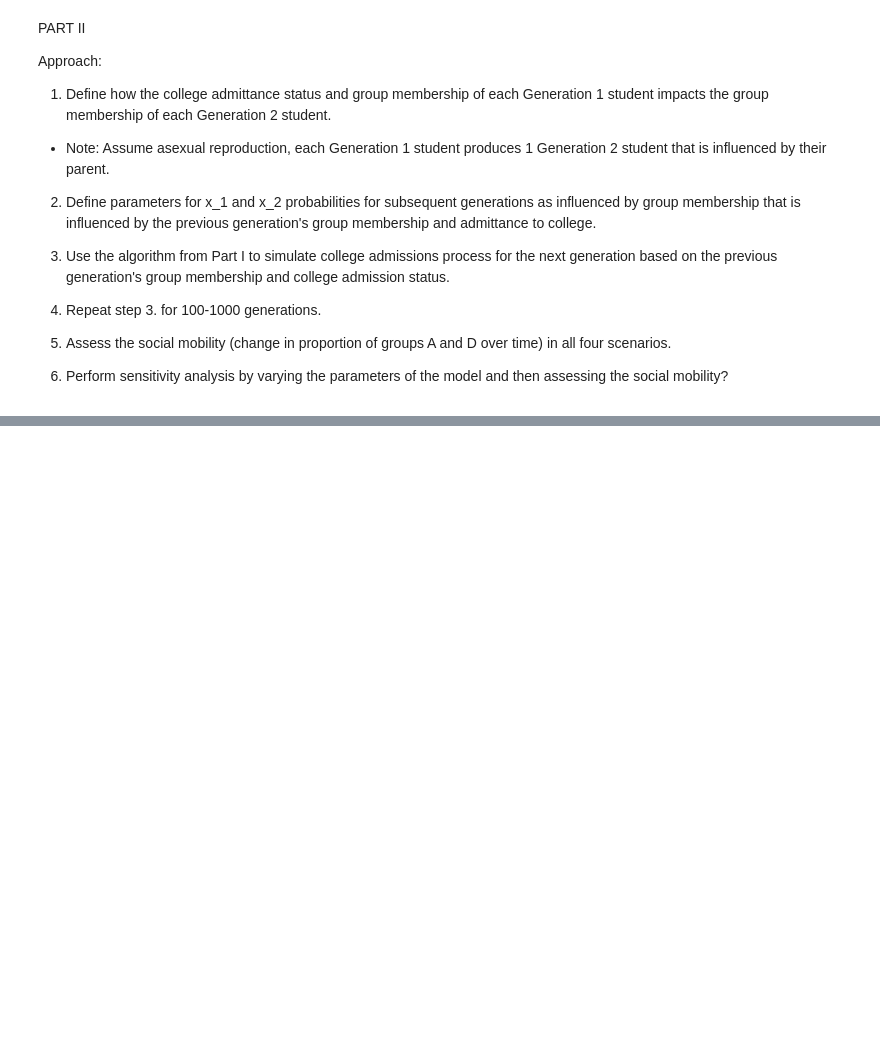
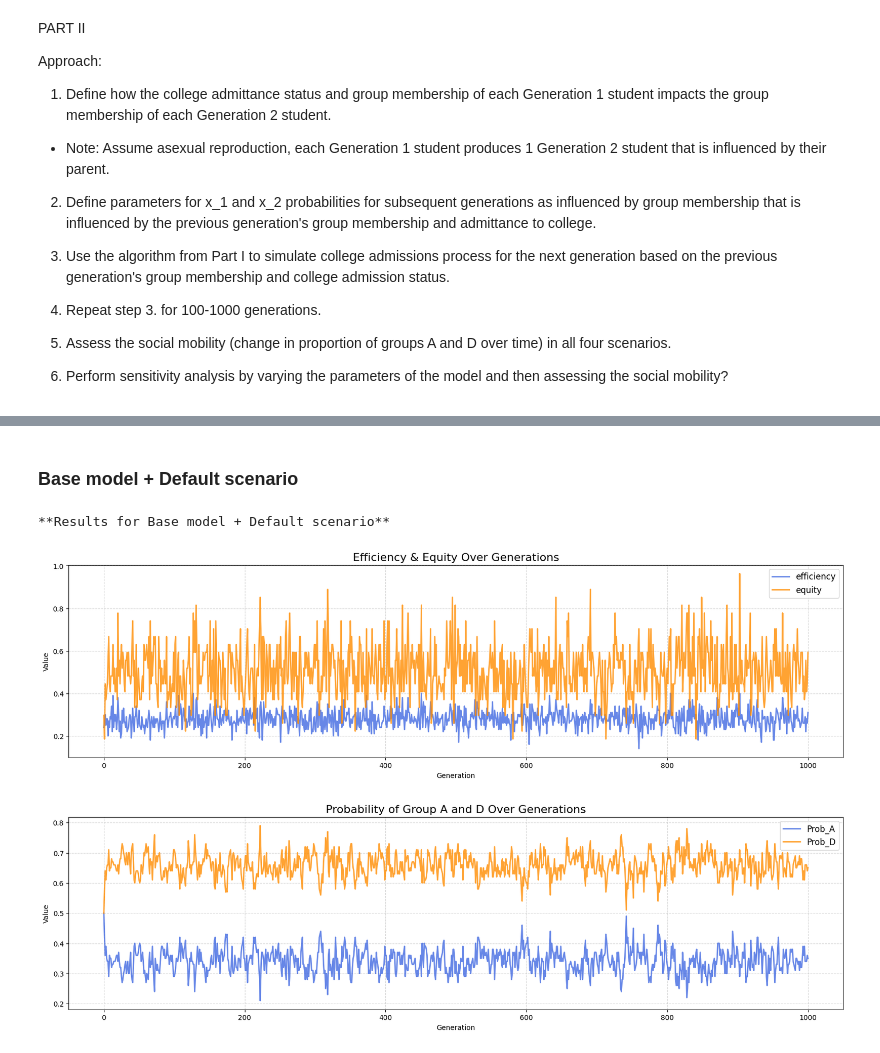
Before and after one commit to xav1002/DCDS_500_Project_1_LM_YX_VX, a Jupyter notebook: main.ipynb, the cells around one changed output, grey strips where cells are left out. Saved outputs shown, nothing was run; the diff lists cells and outputs as text; code cells hidden in the pictures; blank space fills up the shorter version.

```diff
--- a/main.ipynb
+++ b/main.ipynb
@@ -304,0 +512,33 @@ Approach:
+# %%
+# Initial the 1st generation
+df_0 = run_admission_iter(seed=7)
+df_0 = df_0.copy()
+# %% [markdown]
+### Base model + Default scenario
+# %%
+# Base model + Default scenario
+df_1 = df_0.copy()
+# Initial evaluation metrics for each generation
+efficiency = [df_0["f"].mean()] # mean f
+equity = [df_0.loc[(df_0["admit"]==1) & (df_0["g"]=="D"),"g"].shape[0]/df_0.loc[df_0["admit"]==1,"g"].shape[0]] # fraction of admitted students from group D
+prob_A = [df_0.loc[df_0["g"]=="A"].shape[0]/df_0.shape[0]] # fraction of students from group A
+prob_D = [df_0.loc[df_0["g"]=="D"].shape[0]/df_0.shape[0]] # fraction of students from group D
+
+for i in range(1000):
+    df_1 = run_admission_iter(students_df = df_1, seed=i+8)
+    #print(df_0.head())
+    efficiency.append(df_1["f"].mean())
+    equity.append(df_1.loc[(df_1["admit"]==1) & (df_1["g"]=="D"),"g"].shape[0]/df_1.loc[df_1["admit"]==1,"g"].shape[0])
+    prob_A.append(df_1.loc[df_1["g"]=="A"].shape[0]/df_1.shape[0])
+    prob_D.append(df_1.loc[df_1["g"]=="D"].shape[0]/df_1.shape[0])
+
+eval_df_00 = pd.DataFrame({"generation":range(len(efficiency)),"efficiency":efficiency,"equity":equity,"prob_A":prob_A,"prob_D":prob_D})
+
+#eval_df_00.head(10)
+print("**Results for Base model + Default scenario**")
+plot_effi_eq(eval_df_00)
+plot_groups_prob(eval_df_00)
+# %% [output]
+**Results for Base model + Default scenario**
+[figure, added]
+[figure, added]
```
Also changed, not shown: parts of 17 cells of this notebook.
